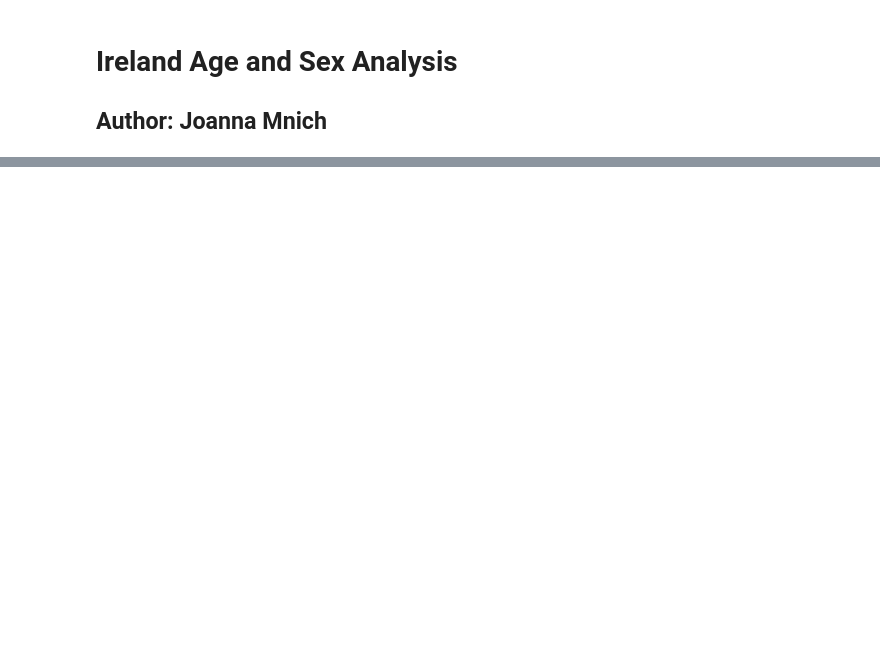
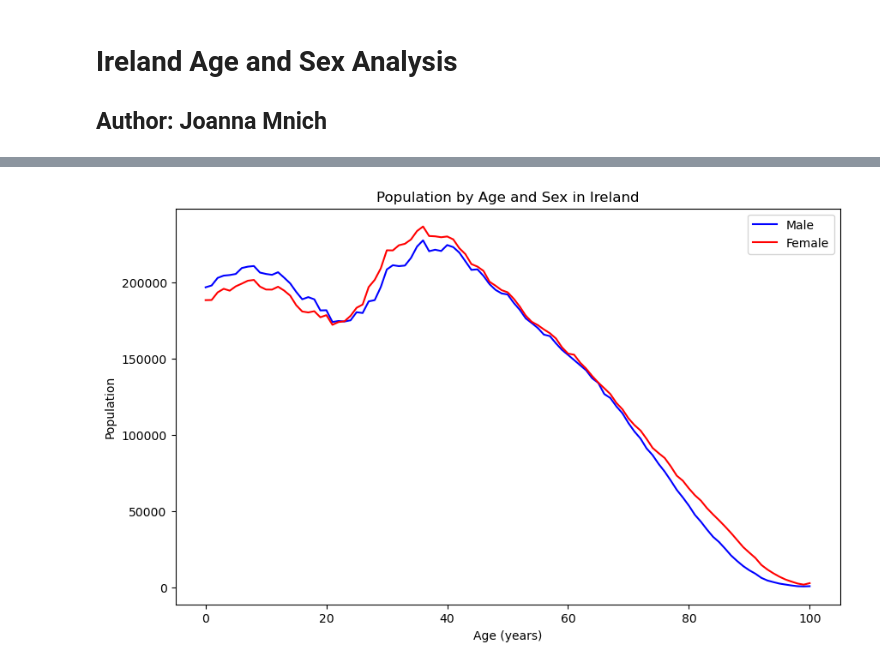
Before and after one commit to JoannaMnich/PFDA, a Jupyter notebook: assignments/assignment05-population.ipynb, the cells around one changed output, grey strips where cells are left out. Cells and saved outputs as stored; diff of their text form; code cells hidden in the pictures; blank space fills up the shorter version.

Commit message:
messing with data

```diff
--- a/assignments/assignment05-population.ipynb
+++ b/assignments/assignment05-population.ipynb
@@ -70,0 +4,83 @@ print(df_diff.head())
+# %%
+import pandas as pd
+import numpy as np
+import matplotlib.pyplot as plt
+
+# Load dataset
+url = "https://ws.cso.ie/public/api.restful/PxStat.Data.Cube_API.ReadDataset/FY006B/CSV/1.0/en"
+df = pd.read_csv(url)
+
+print("Unique Sex values:", df["Sex"].unique())
+
+# Keep only Male and Female
+df = df[df["Sex"].isin(["Male", "Female"])]
+
+# Remove 'All ages' and clean age column
+df = df[df["Single Year of Age"] != "All ages"]
+df["Single Year of Age"] = df["Single Year of Age"].replace("Under 1 year", "0")
+df["Single Year of Age"] = df["Single Year of Age"].replace("100 years and over", "100")
+
+# Convert to string before removing non-numeric characters, then to int
+df["Single Year of Age"] = df["Single Year of Age"].astype(str)
+df["Single Year of Age"] = df["Single Year of Age"].str.replace(r"\D", "", regex=True)
+df["Single Year of Age"] = df["Single Year of Age"].astype(int)
+
+# Convert population values to integers
+df["VALUE"] = df["VALUE"].astype(int)
+
+# Split data by sex
+male_df = df[df["Sex"] == "Male"]
+female_df = df[df["Sex"] == "Female"]
+
+print("Male rows:", len(male_df))
+print("Female rows:", len(female_df))
+
+# Functions for calculations
+def weighted_mean_age(df_sex):
+    total_people = df_sex["VALUE"].sum()
+    if total_people == 0 or pd.isna(total_people):
+        return np.nan
+    total_age_weighted = (df_sex["Single Year of Age"] * df_sex["VALUE"]).sum()
+    return total_age_weighted / total_people
+
+# Calculate weighted mean
+male_mean = weighted_mean_age(male_df)
+female_mean = weighted_mean_age(female_df)
+
+
+print("\nWeighted Mean Age:")
+print("Male:", round(male_mean, 2))
+print("Female:", round(female_mean, 2))
+
+# The Difference between the sexes by age
+male_by_age = male_df.groupby("Single Year of Age")["VALUE"].sum().reset_index(name="Male")
+female_by_age = female_df.groupby("Single Year of Age")["VALUE"].sum().reset_index(name="Female")
+
+diff_df = pd.merge(male_by_age, female_by_age, on="Single Year of Age", how="outer").fillna(0)
+diff_df["Difference (Female - Male)"] = diff_df["Female"] - diff_df["Male"]
+
+print("\nDifferences head:")
+print(diff_df.head())
+
+#  Visual information by graps
+plt.figure(figsize=(10,6))
+plt.plot(male_by_age["Single Year of Age"], male_by_age["Male"], label="Male", color="blue")
+plt.plot(female_by_age["Single Year of Age"], female_by_age["Female"], label="Female", color="red")
+plt.title("Population by Age and Sex in Ireland")
+plt.xlabel("Age (years)")
+plt.ylabel("Population")
+plt.legend()
+plt.show()
+
+plt.figure(figsize=(10,5))
+plt.plot(diff_df["Single Year of Age"], diff_df["Difference (Female - Male)"], color="purple")
+plt.axhline(0, color="black", linestyle="--")
+plt.title("Difference Between Sexes by Age (Female - Male)")
+plt.xlabel("Age (years)")
+plt.ylabel("Population Difference")
+plt.show()
+
+# Save in csv file
+diff_df.to_csv("difference_between_sexes_by_age.csv", index=False)
+print("\n✅ Done — CSV saved.")
+# %% [output]
@@ -70,0 +102 @@ print(df_diff.head())
+[figure, added]
```
Also changed, not shown: parts of 9 cells of this notebook, 2 other files.
